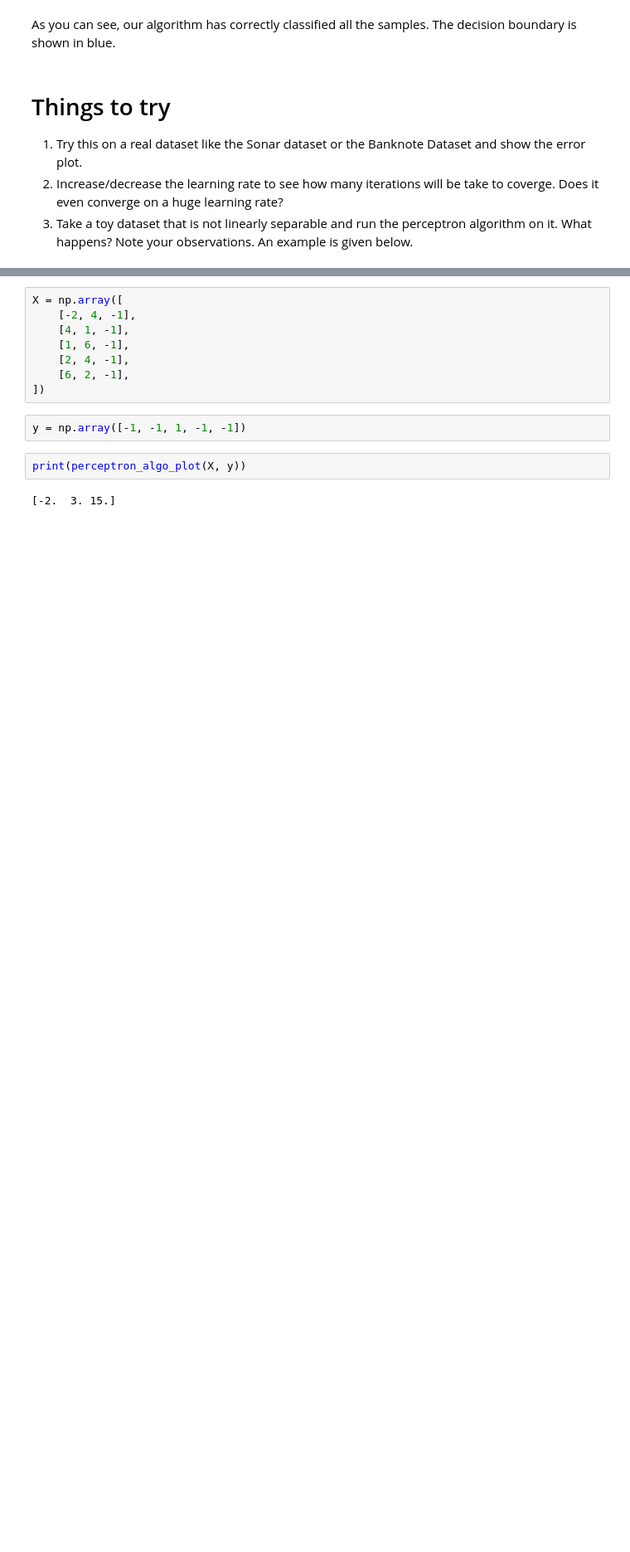
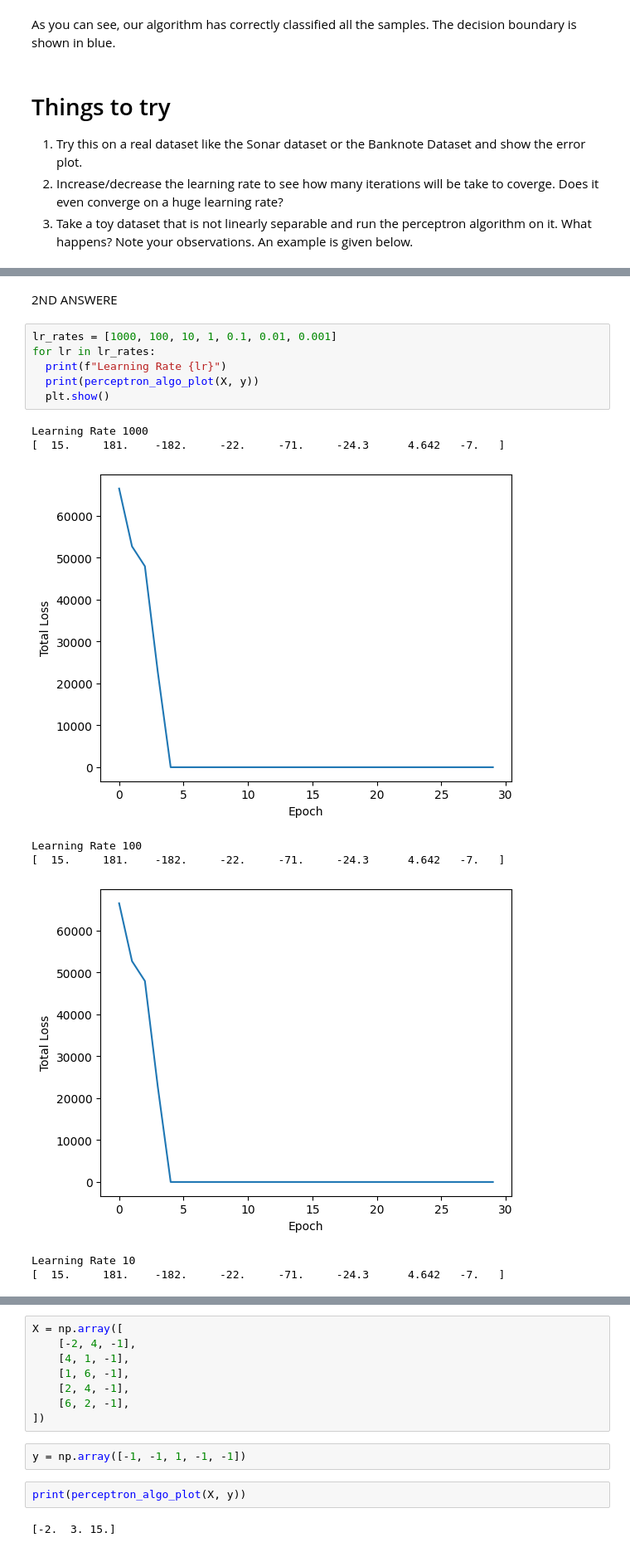
Before and after one commit to Naveenbattula143/FMML_COURSE_ASSIGNMENT, a Jupyter notebook: FMML_Module4_Lab1.ipynb, the cells around one changed output, grey strips where cells are left out. Shown at 83% size. Saved outputs shown, nothing was run; the diff lists cells and outputs as text; blank space fills up the shorter version.

```diff
--- a/FMML_Module4_Lab1.ipynb
+++ b/FMML_Module4_Lab1.ipynb
@@ -137,0 +168,17 @@ As you can see, our algorithm has correctly classified all the samples. The deci
+# %% [markdown]
+2ND ANSWERE
+# %%
+lr_rates = [1000, 100, 10, 1, 0.1, 0.01, 0.001]
+for lr in lr_rates:
+  print(f"Learning Rate {lr}")
+  print(perceptron_algo_plot(X, y))
+  plt.show()
+# %% [output]
+Learning Rate 1000
+[  15.     181.    -182.     -22.     -71.     -24.3      4.642   -7.   ]
+[figure, added]
+Learning Rate 100
+[  15.     181.    -182.     -22.     -71.     -24.3      4.642   -7.   ]
+[figure, added]
+Learning Rate 10
+[  15.     181.    -182.     -22.     -71.     -24.3      4.642   -7.   ]
```
Also changed, not shown: parts of 22 cells of this notebook.
